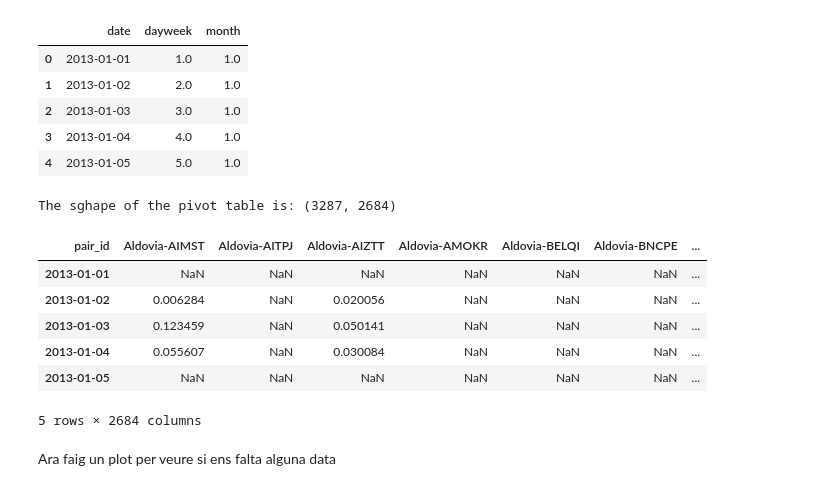
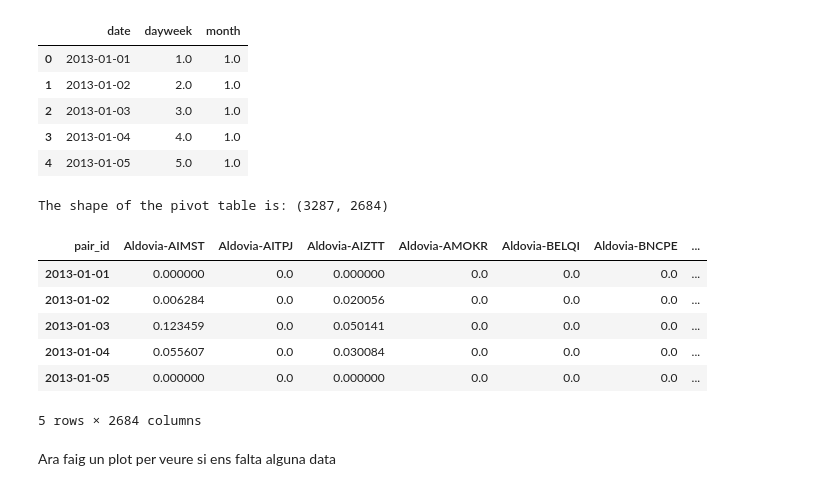
Before and after one commit to Bincowsky/Bonkis-Jake, a Jupyter notebook: notebooks/wrangling.ipynb, the cells around one changed output. Drawn from its saved outputs; the diff is of its cells as text; code cells hidden in the pictures.

Commit message:
[2023] Per ara, faig fill NaN with 0.0

```diff
--- a/notebooks/wrangling.ipynb
+++ b/notebooks/wrangling.ipynb
@@ -35,18 +35,22 @@ merged_df.head()
 # %%
 import numpy as np
 df_pivot = df_clean.pivot_table(index='date', columns='pair_id', values='phase', aggfunc='mean')
 df_pivot = df_pivot.reindex(full_date_range, fill_value=np.nan)
 print("The shape of the pivot table is:", df_pivot.shape)
+# Per ara, faig el missing value imputation més senzill que és senzillament omplir de 0s
+# Més endevant caldria afegir masks, per contemplar bé el fet de que alguns producters tenen
+# Dates de llençamet al mercat diferents.
+df_pivot = df_pivot.fillna(0.0)
 df_pivot.to_parquet(r'c:\dev\Bonkis-Jake\data\processed\2023_complete_pivot.parquet')
 df_pivot.head()
 # %% [output]
-The sghape of the pivot table is: (3287, 2684)
+The shape of the pivot table is: (3287, 2684)
 | pair_id | Aldovia-AIMST | Aldovia-AITPJ | Aldovia-AIZTT | Aldovia-AMOKR | Aldovia-BELQI | Aldovia-BNCPE | ... |
-| 2013-01-01 | NaN | NaN | NaN | NaN | NaN | NaN | ... |
-| 2013-01-02 | 0.006284 | NaN | 0.020056 | NaN | NaN | NaN | ... |
-| 2013-01-03 | 0.123459 | NaN | 0.050141 | NaN | NaN | NaN | ... |
-| 2013-01-04 | 0.055607 | NaN | 0.030084 | NaN | NaN | NaN | ... |
-| 2013-01-05 | NaN | NaN | NaN | NaN | NaN | NaN | ... |
+| 2013-01-01 | 0.000000 | 0.0 | 0.000000 | 0.0 | 0.0 | 0.0 | ... |
+| 2013-01-02 | 0.006284 | 0.0 | 0.020056 | 0.0 | 0.0 | 0.0 | ... |
+| 2013-01-03 | 0.123459 | 0.0 | 0.050141 | 0.0 | 0.0 | 0.0 | ... |
+| 2013-01-04 | 0.055607 | 0.0 | 0.030084 | 0.0 | 0.0 | 0.0 | ... |
+| 2013-01-05 | 0.000000 | 0.0 | 0.000000 | 0.0 | 0.0 | 0.0 | ... |
 5 rows × 2684 columns
 # %% [markdown]
 Ara faig un plot per veure si ens falta alguna data
```
Also changed, not shown: 2 other files.
